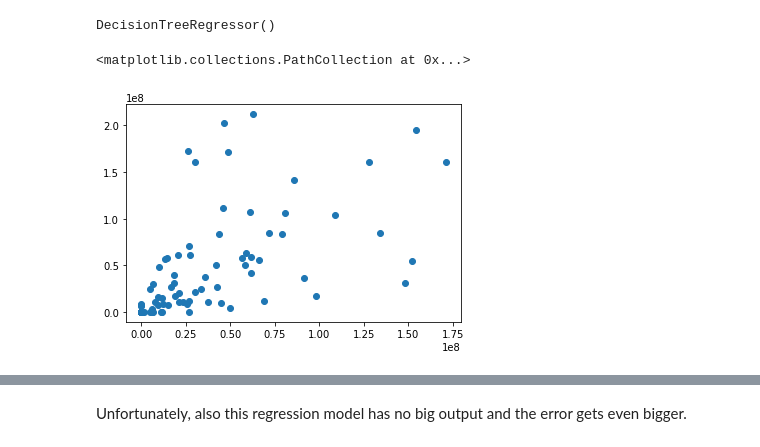
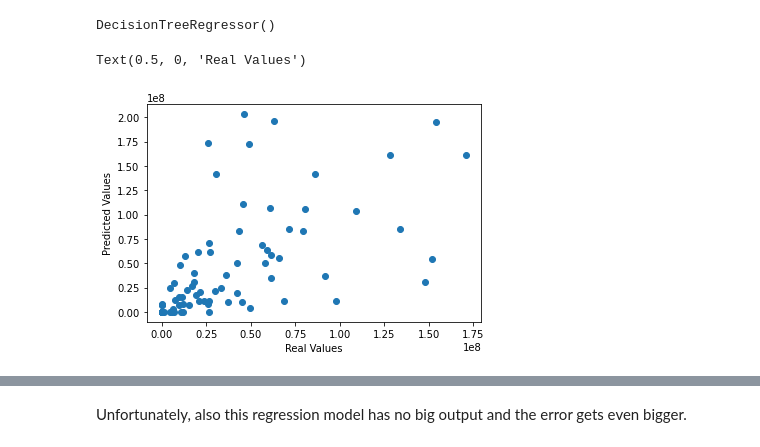
Before and after one commit to IvoSab/ProjectGrp3_PV, a Jupyter notebook: Machine_Learning_PV.ipynb, the cells around one changed output, grey strips where cells are left out. Saved outputs shown, nothing was run; the diff lists cells and outputs as text; code cells hidden in the pictures.

```diff
--- a/Machine_Learning_PV.ipynb
+++ b/Machine_Learning_PV.ipynb
@@ -131,9 +135,11 @@ DecisionTreeRegressor()
 predictions2 = model2.predict(X_test)
 # %%
 plt.scatter(y_test,predictions2)
+plt.ylabel("Predicted Values")
+plt.xlabel("Real Values")
 # %% [output]
-<matplotlib.collections.PathCollection at 0x...>
+Text(0.5, 0, 'Real Values')
-[figure, old version]
+[figure, new version]
 # %%
 # further evaluation:
 #R^2
```
Also changed, not shown: parts of 24 cells of this notebook.
